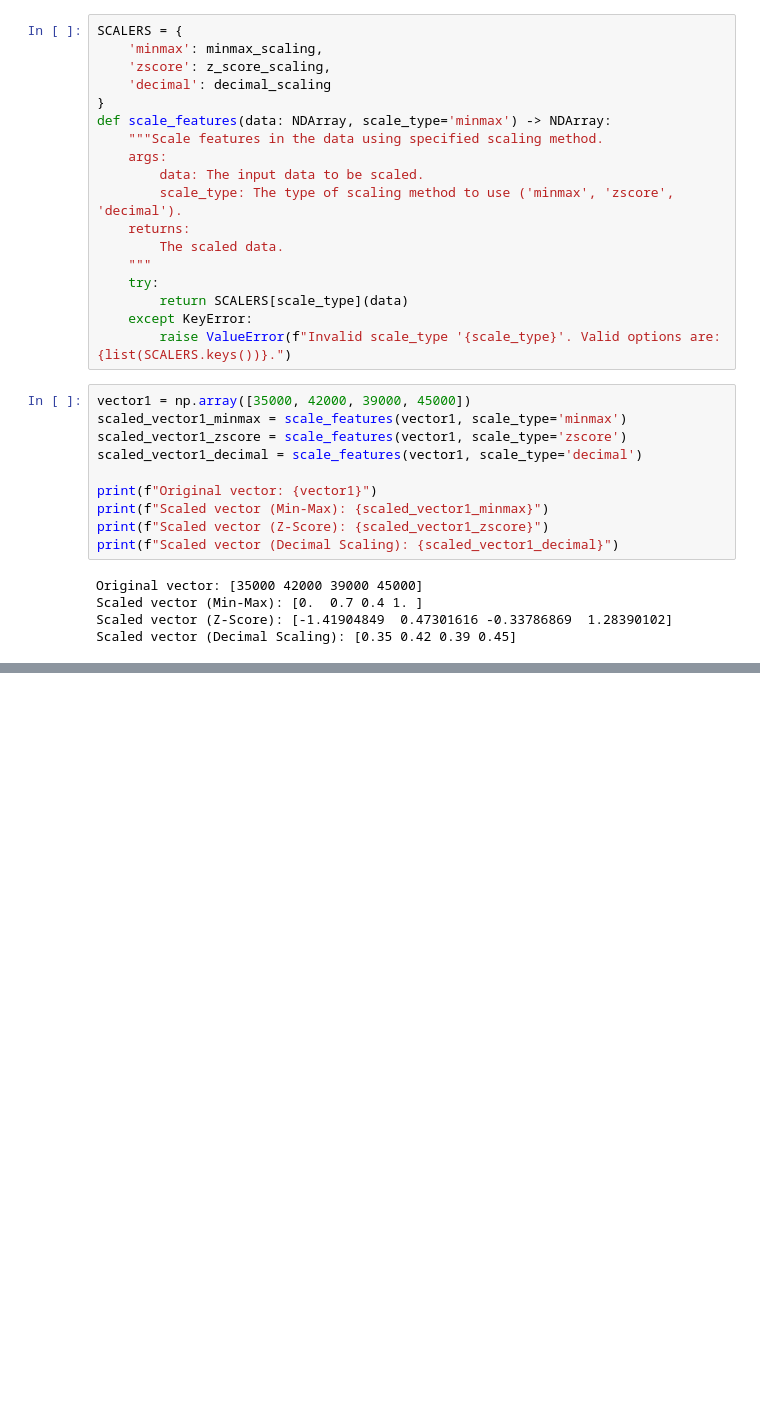
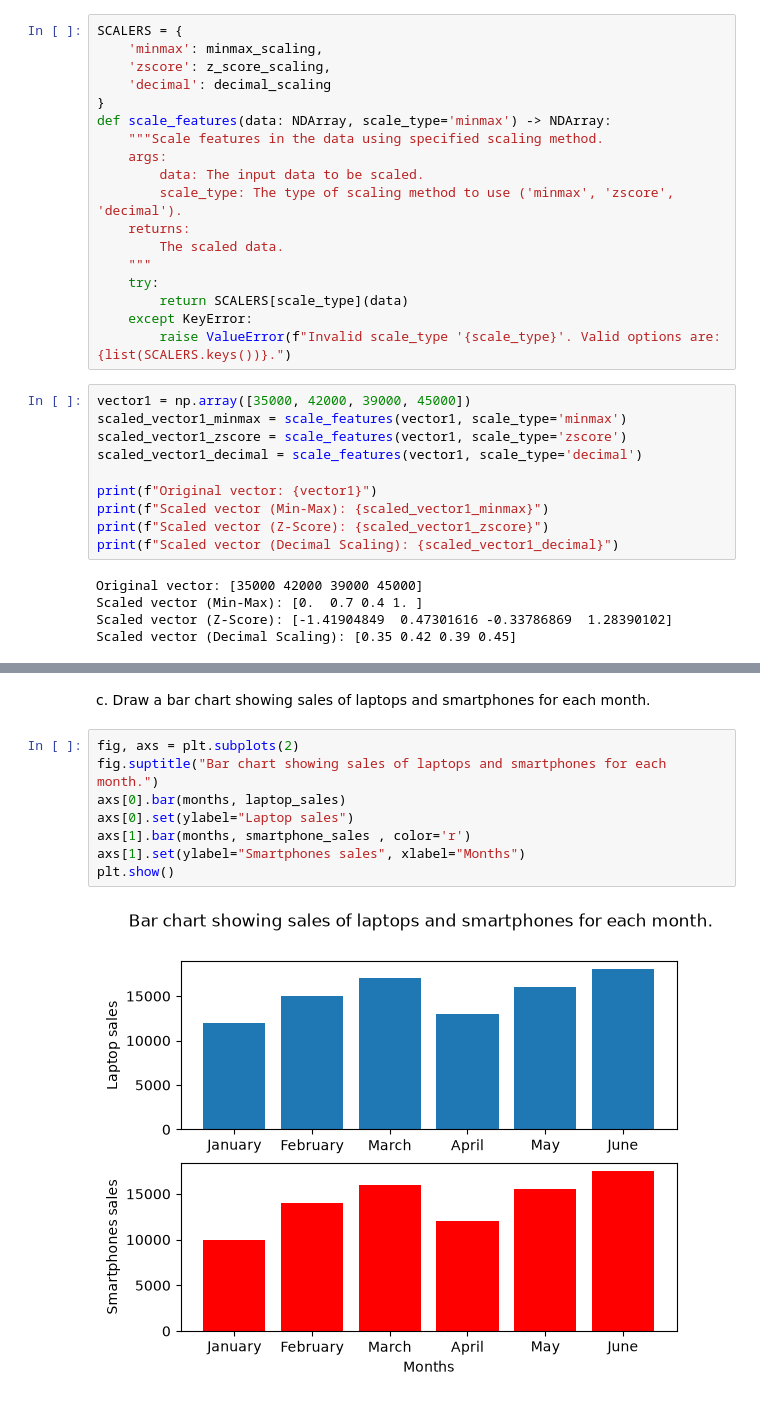
Before and after one commit to suman03-en/Data-Mining-Lab, a Jupyter notebook: lab2.ipynb, the cells around one changed output, grey strips where cells are left out. Saved outputs shown, nothing was run; the diff lists cells and outputs as text; blank space fills up the shorter version.

```diff
--- a/lab2.ipynb
+++ b/lab2.ipynb
@@ -138,0 +174,12 @@ Scaled vector (Decimal Scaling): [0.35 0.42 0.39 0.45]
+# %% [markdown]
+c. Draw a bar chart showing sales of laptops and smartphones for each month.
+# %%
+fig, axs = plt.subplots(2)
+fig.suptitle("Bar chart showing sales of laptops and smartphones for each month.")
+axs[0].bar(months, laptop_sales)
+axs[0].set(ylabel="Laptop sales")
+axs[1].bar(months, smartphone_sales , color='r')
+axs[1].set(ylabel="Smartphones sales", xlabel="Months")
+plt.show()
+# %% [output]
+[figure, added]
```
Also changed, not shown: parts of 11 cells of this notebook, 1 other file.
